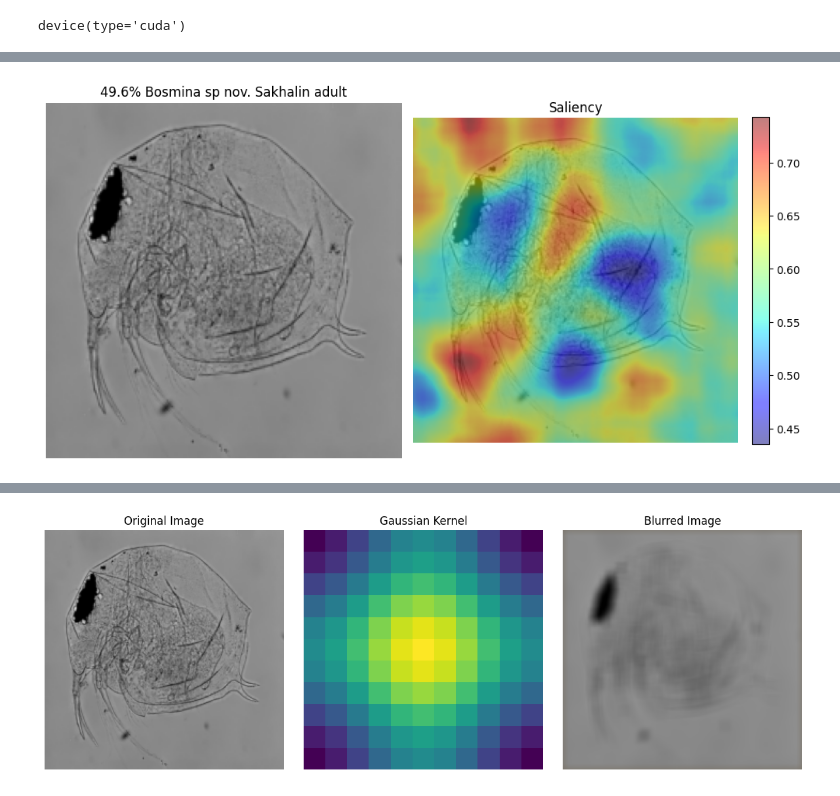
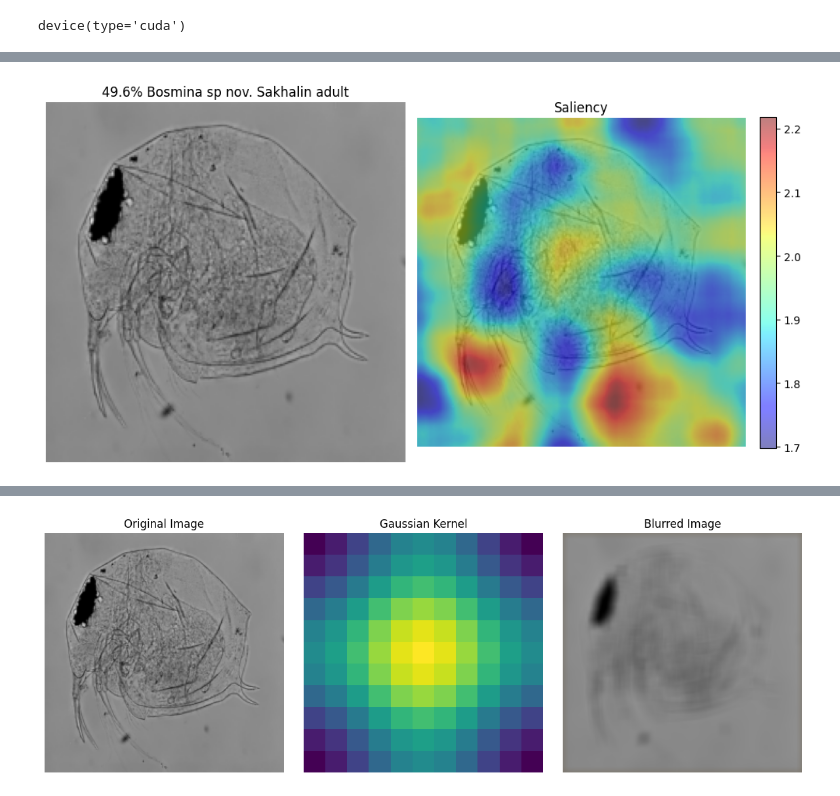
Before and after one commit to vru116/CV_cancers, a Jupyter notebook: rise_600_masks.ipynb, the cells around one changed output, grey strips where cells are left out. Drawn from its saved outputs; the diff is of its cells as text; code cells hidden in the pictures.

```diff
--- a/rise_600_masks.ipynb
+++ b/rise_600_masks.ipynb
@@ -71,7 +71,6 @@ model = resnet18(weights=None)
 model.fc = nn.Linear(model.fc.in_features, len(class_names))
 
 model.load_state_dict(torch.load('best_model.pth'))
-model = nn.Sequential(model, nn.Softmax(dim=1))
 model = model.eval()
 model = model.to(device)
 
@@ -91,33 +97,35 @@ explainer.generate_masks(N=600, s=8, p1=0.1, savepath=maskspath)
 # %%
-def explain_and_plot(img, label=None, class_names=None, top_k=1):
+def explain_and_plot(img, top_k=1):
     saliency = explainer(img.cuda()).cpu().numpy()
-    p, c = torch.topk(model(img.cuda()), k=top_k)
+
+    output = model(img)
+    probs = torch.softmax(output, dim=1)
+    p, c = torch.topk(probs, k=top_k)
     p, c = p[0], c[0]
 
     plt.figure(figsize=(10, 5 * top_k))
     for i in range(top_k):
         plt.subplot(top_k, 2, 2 * i + 1)
         plt.axis('off')
         class_name = class_names[c[i]]
         title = f'{100 * p[i]:.1f}% {class_name}'
         plt.title(title)
         tensor_imshow(img[0])
 
         plt.subplot(top_k, 2, 2 * i + 2)
         plt.axis('off')
         plt.title('Saliency')
         tensor_imshow(img[0])
         plt.imshow(saliency[c[i]], cmap='jet', alpha=0.5)
         plt.colorbar(fraction=0.046, pad=0.04)
     plt.tight_layout()
     plt.show()
 
-
 sample_img, label = val_dataset[0]
 sample_img = sample_img.unsqueeze(0).to(device)
-explain_and_plot(sample_img, label=label, class_names=class_names)
+explain_and_plot(sample_img)
 # %% [output]
-[figure, old version]
+[figure, new version]
 # %%
 sample_img, label = val_dataset[6]
 sample_img = sample_img.unsqueeze(0).to(device)
```
Also changed, not shown: parts of 10 cells of this notebook, 11 other files.
